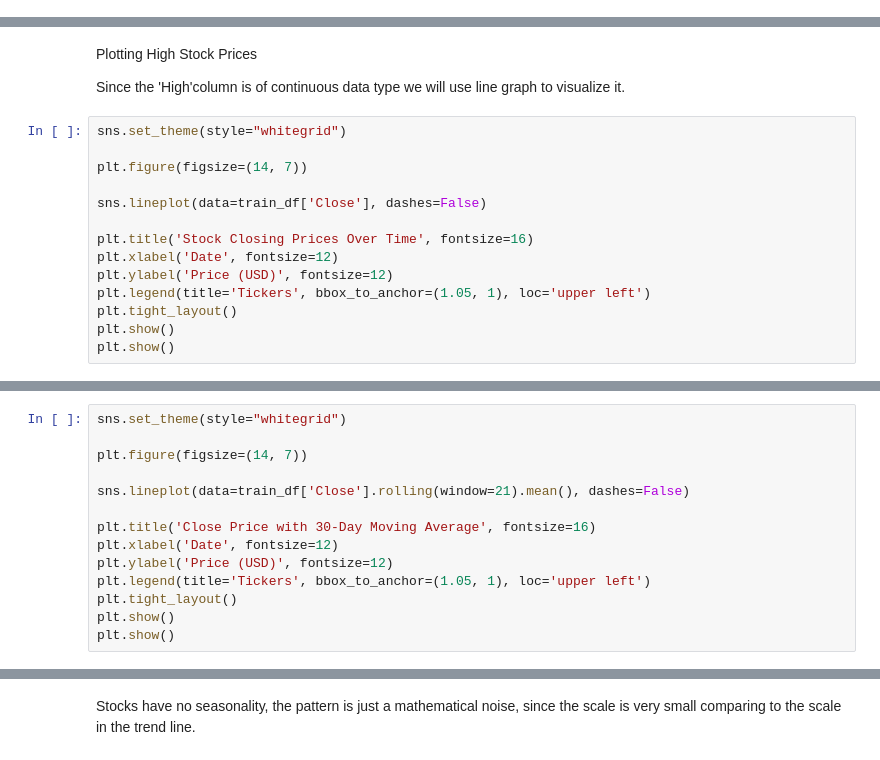
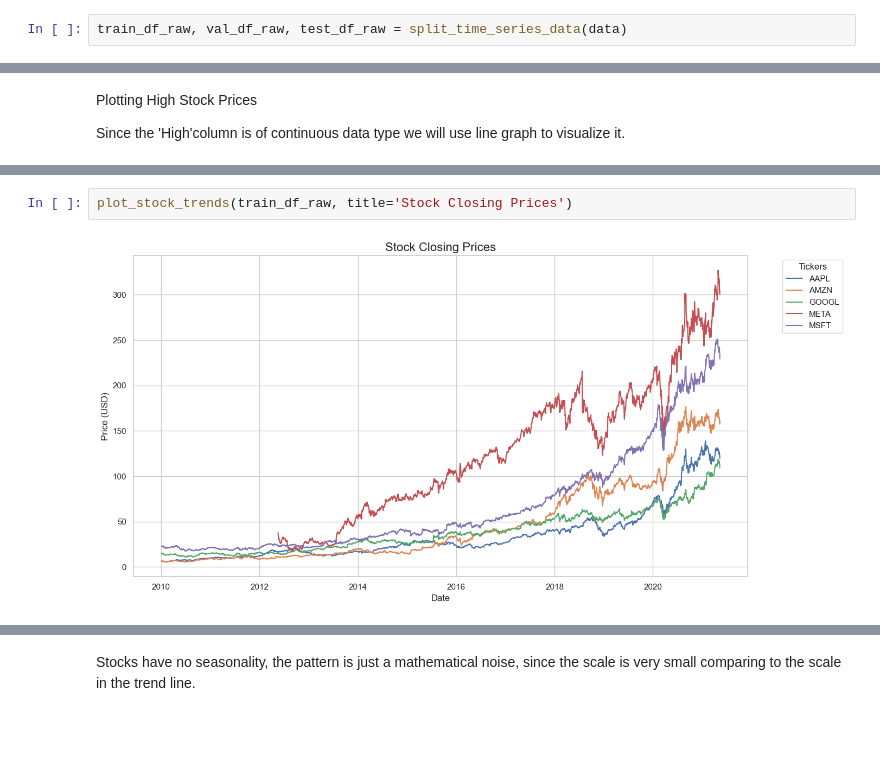
Before and after one commit to Marta-T/Time-Series-Forecasting-Ranking-Survival, a Jupyter notebook: stocks_analysis.ipynb, the cells around one changed output, grey strips where cells are left out. Saved outputs shown, nothing was run; the diff lists cells and outputs as text; blank space fills up the shorter version.

```diff
--- a/stocks_analysis.ipynb
+++ b/stocks_analysis.ipynb
@@ -63,0 +85,2 @@ Test size:  613
+# %%
+train_df_raw, val_df_raw, test_df_raw = split_time_series_data(data)
@@ -117,17 +129,3 @@ train_df.head()
 Plotting High Stock Prices
 
 Since the 'High'column is of continuous data type we will use line graph to visualize it.
-# %%
-sns.set_theme(style="whitegrid")
-
-plt.figure(figsize=(14, 7))
-
-sns.lineplot(data=train_df['Close'], dashes=False)
-
-plt.title('Stock Closing Prices Over Time', fontsize=16)
-plt.xlabel('Date', fontsize=12)
-plt.ylabel('Price (USD)', fontsize=12)
-plt.legend(title='Tickers', bbox_to_anchor=(1.05, 1), loc='upper left')
-plt.tight_layout()
-plt.show()
-plt.show()
@@ -136,14 +131,0 @@ plt.show()
-# %%
-sns.set_theme(style="whitegrid")
-
-plt.figure(figsize=(14, 7))
-
-sns.lineplot(data=train_df['Close'].rolling(window=21).mean(), dashes=False)
-
-plt.title('Close Price with 30-Day Moving Average', fontsize=16)
-plt.xlabel('Date', fontsize=12)
-plt.ylabel('Price (USD)', fontsize=12)
-plt.legend(title='Tickers', bbox_to_anchor=(1.05, 1), loc='upper left')
-plt.tight_layout()
-plt.show()
-plt.show()
@@ -173,0 +132,4 @@ for ticker in tickers:
+# %%
+plot_stock_trends(train_df_raw, title='Stock Closing Prices')
+# %% [output]
+[figure, added]
```
Also changed, not shown: parts of 86 cells of this notebook.
